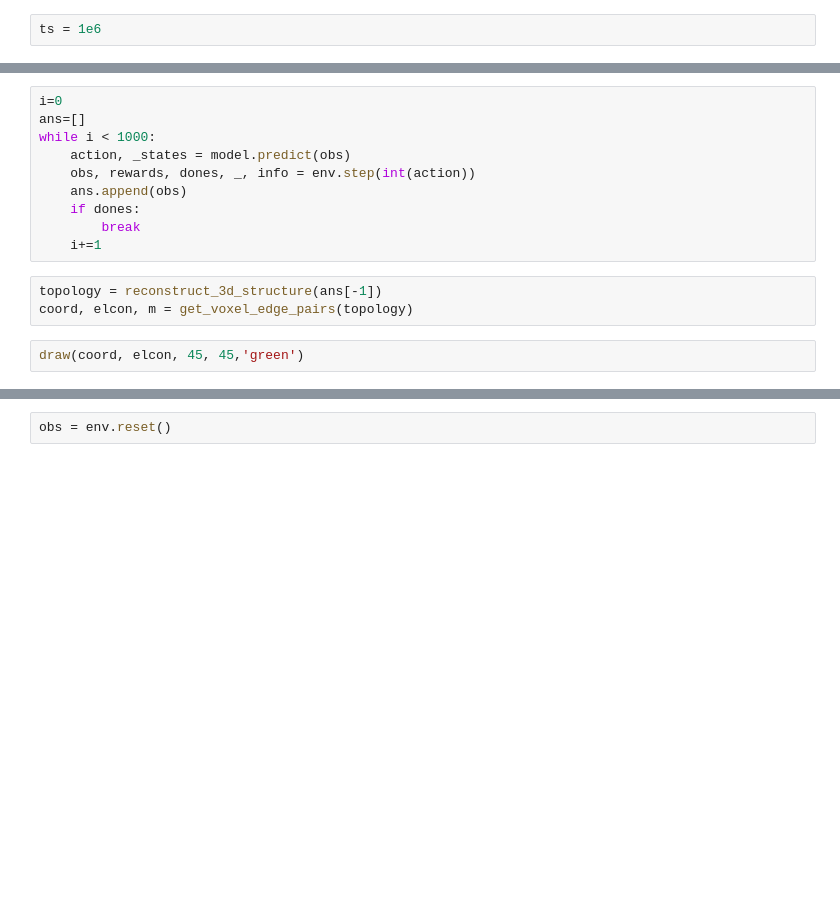
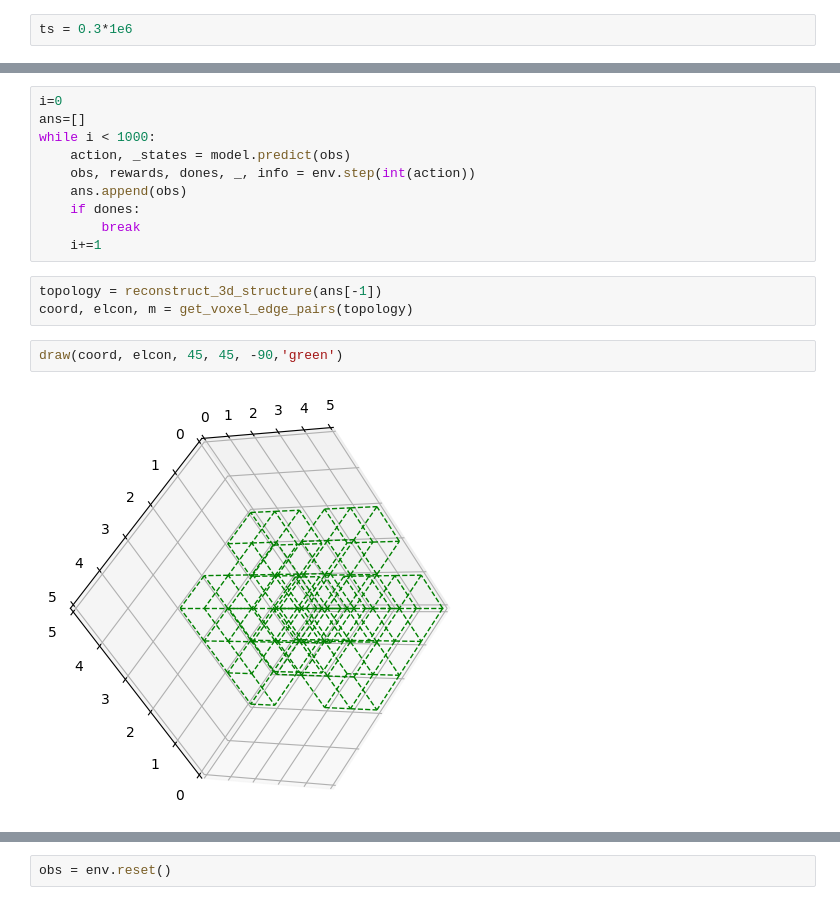
Before and after one commit to gigatskhondia/gigala, a Jupyter notebook: gigala/topology/topology_optimiz/mult_env_rl/full_3d_RL_v1b_3x3x5.ipynb, the cells around one changed output, grey strips where cells are left out. Saved outputs shown, nothing was run; the diff lists cells and outputs as text; blank space fills up the shorter version.

```diff
--- a/gigala/topology/topology_optimiz/mult_env_rl/full_3d_RL_v1b_3x3x5.ipynb
+++ b/gigala/topology/topology_optimiz/mult_env_rl/full_3d_RL_v1b_3x3x5.ipynb
@@ -581,7 +581,7 @@ class SaveOnBestTrainingRewardCallback(BaseCallback):
 # %% [markdown]
 ### Training
 # %%
-ts = 1e6
+ts = 0.3*1e6
 # %%
 # Create log dir
 log_dir = "/tmp/gym7_v3abcdefghijk/"
@@ -626,6 +634,8 @@ while i < 1000:
 topology = reconstruct_3d_structure(ans[-1])
 coord, elcon, m = get_voxel_edge_pairs(topology)
 # %%
-draw(coord, elcon, 45, 45,'green')
+draw(coord, elcon, 45, 45, -90,'green')
+# %% [output]
+[figure, added]
 # %%
 results_plotter.plot_results([log_dir], ts, results_plotter.X_TIMESTEPS, "CantileverEnv")
```
Also changed, not shown: parts of 11 cells of this notebook.
